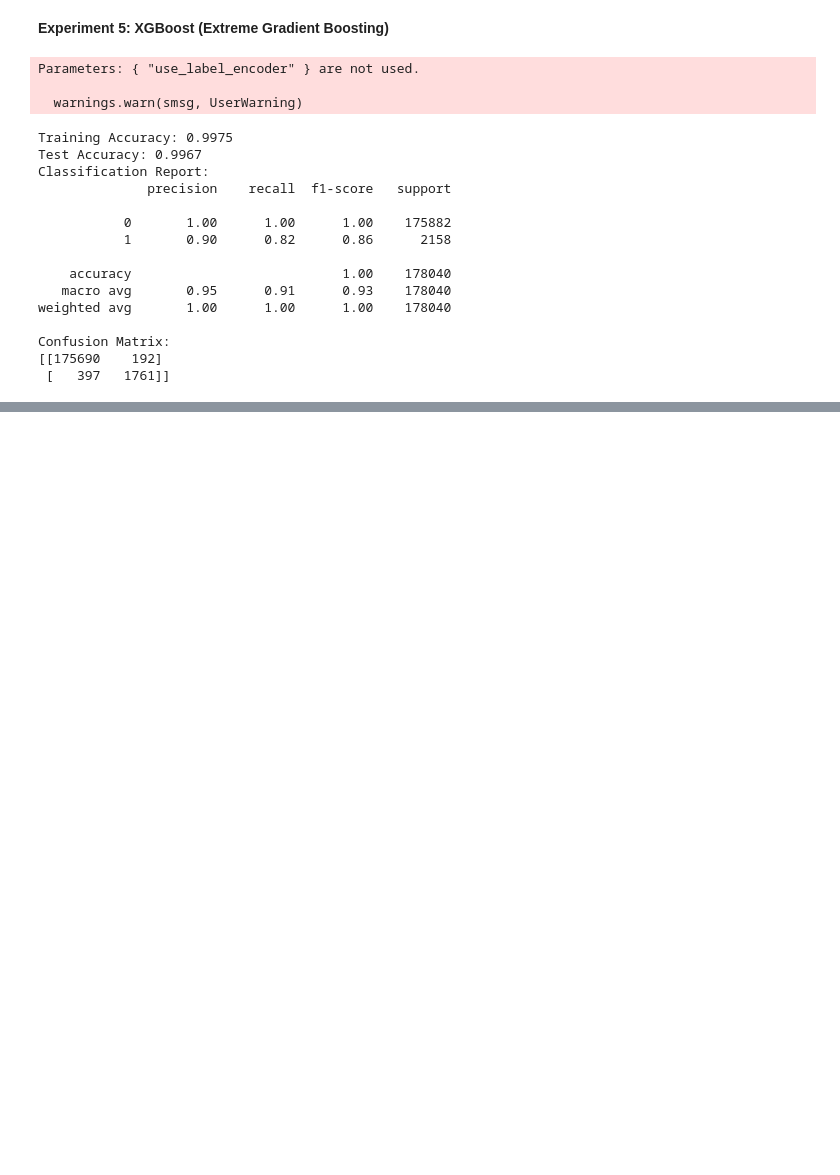
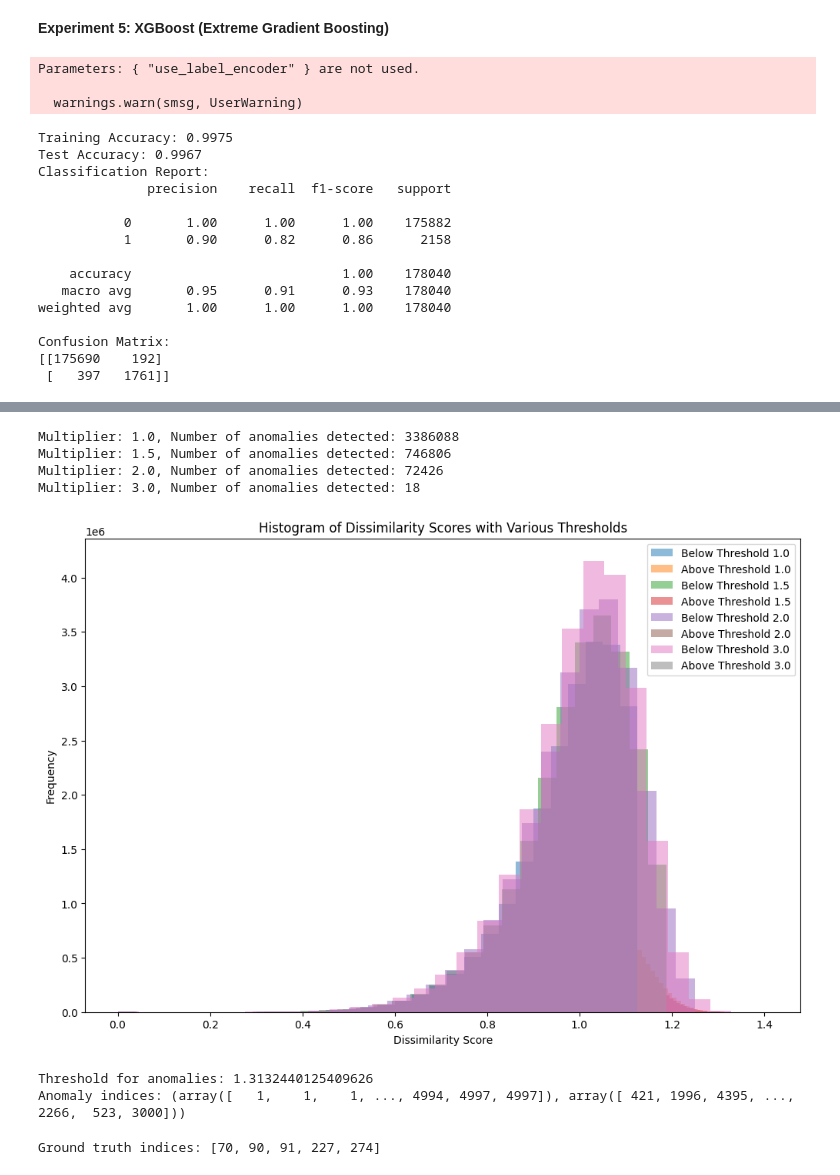
Before and after one commit to 21062872/fraud-detection-rag, a Jupyter notebook: code_files/main.ipynb, the cells around one changed output, grey strips where cells are left out. Saved outputs shown, nothing was run; the diff lists cells and outputs as text; code cells hidden in the pictures; blank space fills up the shorter version.

```diff
--- a/code_files/main.ipynb
+++ b/code_files/main.ipynb
@@ -962,0 +1291,3 @@ Confusion Matrix:
+# %%
+rag_processed_df = features.loc[X_test.index]
+print("Number of rows in rag_processed_df:", len(rag_processed_df))
@@ -962,0 +1370,43 @@ Confusion Matrix:
+# %%
+# Normalize the embeddings using StandardScaler
+scaler = StandardScaler()
+try:
+    normalized_embeddings = scaler.fit_transform(embeddings_array)
+except ValueError as e:
+    print("Error during normalization:", e)
+    print("Shape of embeddings array before normalization:", embeddings_array.shape)
+# %%
+from scipy.spatial.distance import pdist, squareform
+
+# Calculate cosine dissimilarity matrix (1 - cosine similarity)
+cosine_dissimilarity_matrix = squareform(pdist(normalized_embeddings, 'cosine'))
+# %%
+import matplotlib.pyplot as plt
+
+def test_threshold_multipliers(cosine_dissimilarity_matrix, multipliers=[1.0, 1.5, 2.0, 3.0]):
+    flattened_matrix = cosine_dissimilarity_matrix.flatten()
+    plt.figure(figsize=(12, 8))
+
+    for multiplier in multipliers:
+        mean_dissimilarity = np.mean(flattened_matrix)
+        std_dissimilarity = np.std(flattened_matrix)
+        threshold = mean_dissimilarity + multiplier * std_dissimilarity
+
+        anomalies = np.sum(flattened_matrix > threshold)
+        plt.hist(flattened_matrix[flattened_matrix <= threshold], bins=30, alpha=0.5, label=f'Below Threshold {multiplier}')
+        plt.hist(flattened_matrix[flattened_matrix > threshold], bins=30, alpha=0.5, label=f'Above Threshold {multiplier}')
+        print(f"Multiplier: {multiplier}, Number of anomalies detected: {anomalies}")
+
+    plt.legend()
+    plt.xlabel('Dissimilarity Score')
+    plt.ylabel('Frequency')
+    plt.title('Histogram of Dissimilarity Scores with Various Thresholds')
+    plt.show()
+# %%
+test_threshold_multipliers(cosine_dissimilarity_matrix)
+# %% [output]
+Multiplier: 1.0, Number of anomalies detected: 3386088
+Multiplier: 1.5, Number of anomalies detected: 746806
+Multiplier: 2.0, Number of anomalies detected: 72426
+Multiplier: 3.0, Number of anomalies detected: 18
+[figure, added]
@@ -962,0 +1441,8 @@ Confusion Matrix:
+# %%
+threshold, anomaly_indices = detect_anomalies(cosine_dissimilarity_matrix)
+
+print("Threshold for anomalies:", threshold)
+print("Anomaly indices:", anomaly_indices)
+# %% [output]
+Threshold for anomalies: 1.3132440125409626
+Anomaly indices: (array([   1,    1,    1, ..., 4994, 4997, 4997]), array([ 421, 1996, 4395, ..., 2266,  523, 3000]))
@@ -962,0 +1493,11 @@ Confusion Matrix:
+# %%
+ground_truth_indices = rag_processed_df.index[rag_processed_df['isFraud'] == '1'].tolist()
+
+# Sort indices in ascending order
+ground_truth_indices = sorted(ground_truth_indices)
+
+# Pick the first five elements from the sorted list
+ground_truth_indices = ground_truth_indices[:5]
+print(f"Ground truth indices: {ground_truth_indices}")
+# %% [output]
+Ground truth indices: [70, 90, 91, 227, 274]
```
Also changed, not shown: parts of 65 cells of this notebook.
